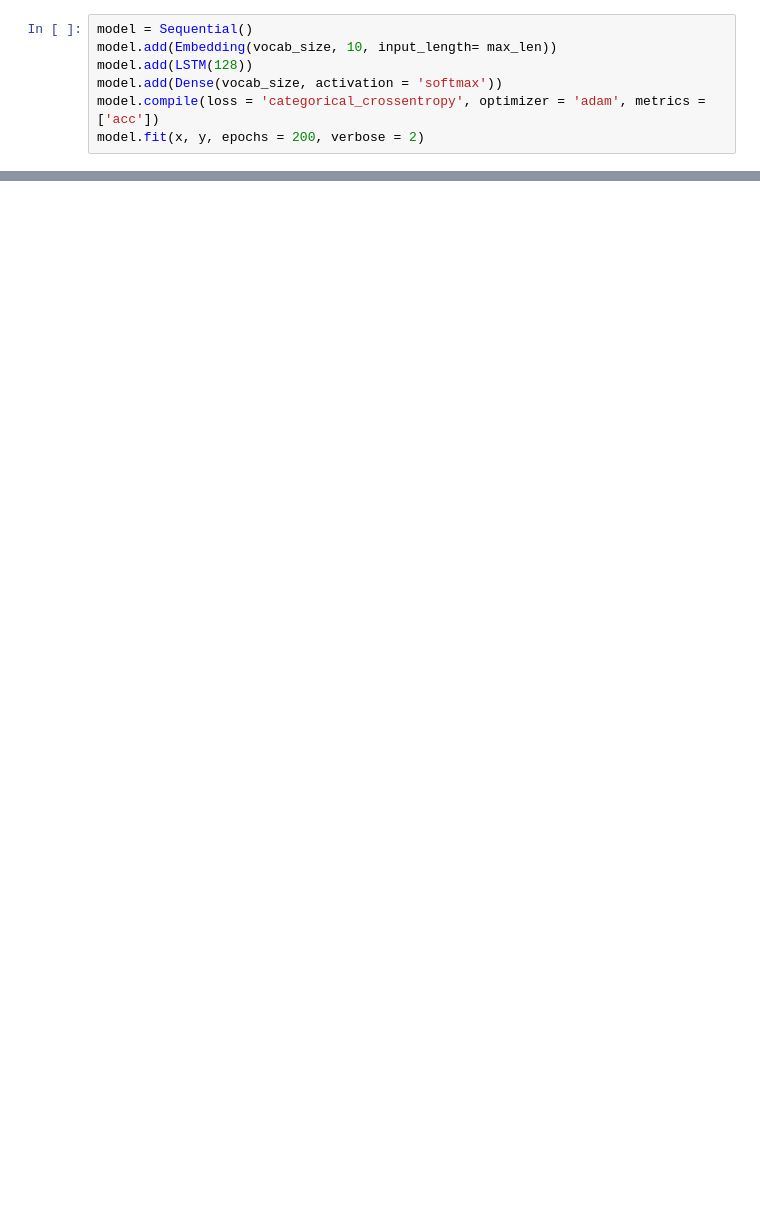
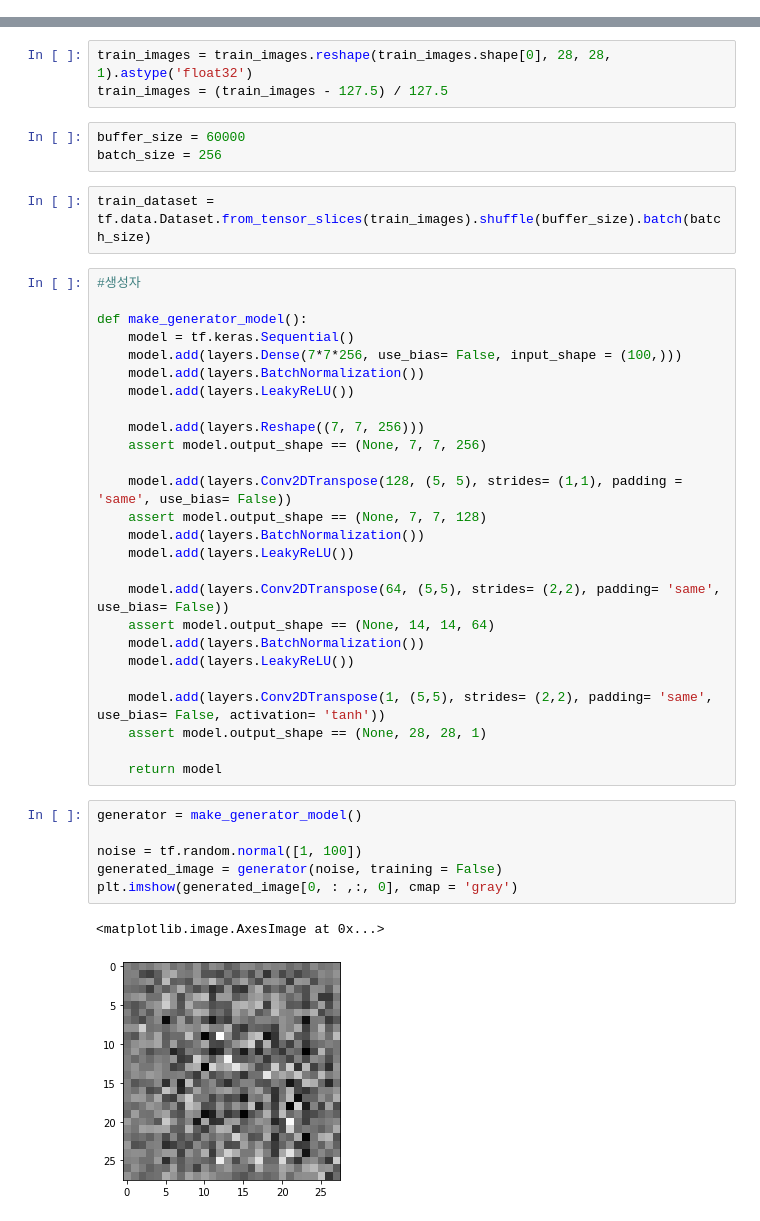
Before and after one commit to crossbat/machine-learning, a Jupyter notebook: tensorflow/연습장.ipynb, the cells around one changed output, grey strips where cells are left out. Drawn from its saved outputs; the diff is of its cells as text; blank space fills up the shorter version.

```diff
--- a/tensorflow/연습장.ipynb
+++ b/tensorflow/연습장.ipynb
@@ -327,7 +0,0 @@ from tensorflow.keras.layers import Embedding, Dense, LSTM
-# %%
-model = Sequential()
-model.add(Embedding(vocab_size, 10, input_length= max_len))
-model.add(LSTM(128))
-model.add(Dense(vocab_size, activation = 'softmax'))
-model.compile(loss = 'categorical_crossentropy', optimizer = 'adam', metrics = ['acc'])
-model.fit(x, y, epochs = 200, verbose = 2)
@@ -382,0 +15,43 @@ war metoo should the jokes were using column tackle next losing police up one ca
+# %%
+train_images = train_images.reshape(train_images.shape[0], 28, 28, 1).astype('float32')
+train_images = (train_images - 127.5) / 127.5
+# %%
+buffer_size = 60000
+batch_size = 256
+# %%
+train_dataset = tf.data.Dataset.from_tensor_slices(train_images).shuffle(buffer_size).batch(batch_size)
+# %%
+#생성자
+
+def make_generator_model():
+    model = tf.keras.Sequential()
+    model.add(layers.Dense(7*7*256, use_bias= False, input_shape = (100,)))
+    model.add(layers.BatchNormalization())
+    model.add(layers.LeakyReLU())
+
+    model.add(layers.Reshape((7, 7, 256)))
+    assert model.output_shape == (None, 7, 7, 256)
+
+    model.add(layers.Conv2DTranspose(128, (5, 5), strides= (1,1), padding = 'same', use_bias= False))
+    assert model.output_shape == (None, 7, 7, 128)
+    model.add(layers.BatchNormalization())
+    model.add(layers.LeakyReLU())
+
+    model.add(layers.Conv2DTranspose(64, (5,5), strides= (2,2), padding= 'same', use_bias= False))
+    assert model.output_shape == (None, 14, 14, 64)
+    model.add(layers.BatchNormalization())
+    model.add(layers.LeakyReLU())
+
+    model.add(layers.Conv2DTranspose(1, (5,5), strides= (2,2), padding= 'same', use_bias= False, activation= 'tanh'))
+    assert model.output_shape == (None, 28, 28, 1)
+
+    return model
+# %%
+generator = make_generator_model()
+
+noise = tf.random.normal([1, 100])
+generated_image = generator(noise, training = False)
+plt.imshow(generated_image[0, : ,:, 0], cmap = 'gray')
+# %% [output]
+<matplotlib.image.AxesImage at 0x...>
+[figure, added]
```
Also changed, not shown: parts of 68 cells of this notebook, 51 other files.
